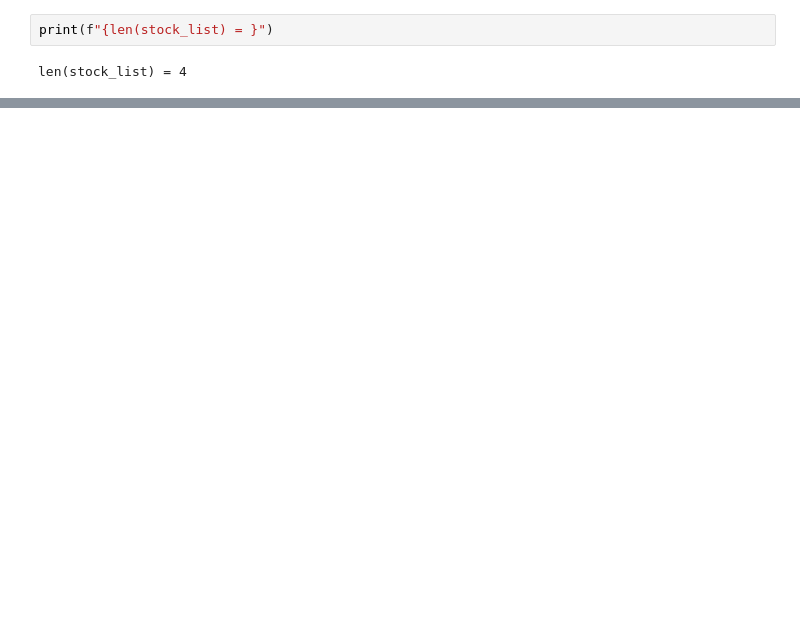
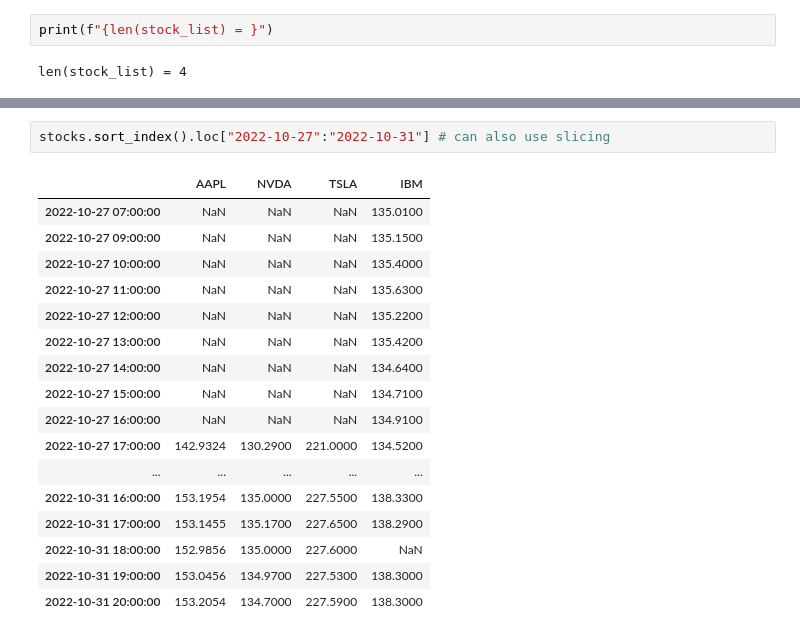
Before and after one commit to Andreas-Svensson/data_processing, a Jupyter notebook: Code-alongs/L4.1_stock_api.ipynb, the cells around one changed output, grey strips where cells are left out. Drawn from its saved outputs; the diff is of its cells as text; blank space fills up the shorter version.

```diff
--- a/Code-alongs/L4.1_stock_api.ipynb
+++ b/Code-alongs/L4.1_stock_api.ipynb
@@ -169,0 +85,20 @@ px.line(stocks, x = stocks.index, y = symbols, labels = {"variable": "Stock", "v
+# %%
+stocks.sort_index().loc["2022-10-27":"2022-10-31"] # can also use slicing
+# %% [output]
+|  | AAPL | NVDA | TSLA | IBM |
+| 2022-10-27 07:00:00 | NaN | NaN | NaN | 135.0100 |
+| 2022-10-27 09:00:00 | NaN | NaN | NaN | 135.1500 |
+| 2022-10-27 10:00:00 | NaN | NaN | NaN | 135.4000 |
+| 2022-10-27 11:00:00 | NaN | NaN | NaN | 135.6300 |
+| 2022-10-27 12:00:00 | NaN | NaN | NaN | 135.2200 |
+| 2022-10-27 13:00:00 | NaN | NaN | NaN | 135.4200 |
+| 2022-10-27 14:00:00 | NaN | NaN | NaN | 134.6400 |
+| 2022-10-27 15:00:00 | NaN | NaN | NaN | 134.7100 |
+| 2022-10-27 16:00:00 | NaN | NaN | NaN | 134.9100 |
+| 2022-10-27 17:00:00 | 142.9324 | 130.2900 | 221.0000 | 134.5200 |
+| ... | ... | ... | ... | ... |
+| 2022-10-31 16:00:00 | 153.1954 | 135.0000 | 227.5500 | 138.3300 |
+| 2022-10-31 17:00:00 | 153.1455 | 135.1700 | 227.6500 | 138.2900 |
+| 2022-10-31 18:00:00 | 152.9856 | 135.0000 | 227.6000 | NaN |
+| 2022-10-31 19:00:00 | 153.0456 | 134.9700 | 227.5300 | 138.3000 |
+| 2022-10-31 20:00:00 | 153.2054 | 134.7000 | 227.5900 | 138.3000 |
```
Also changed, not shown: parts of 26 cells of this notebook.
